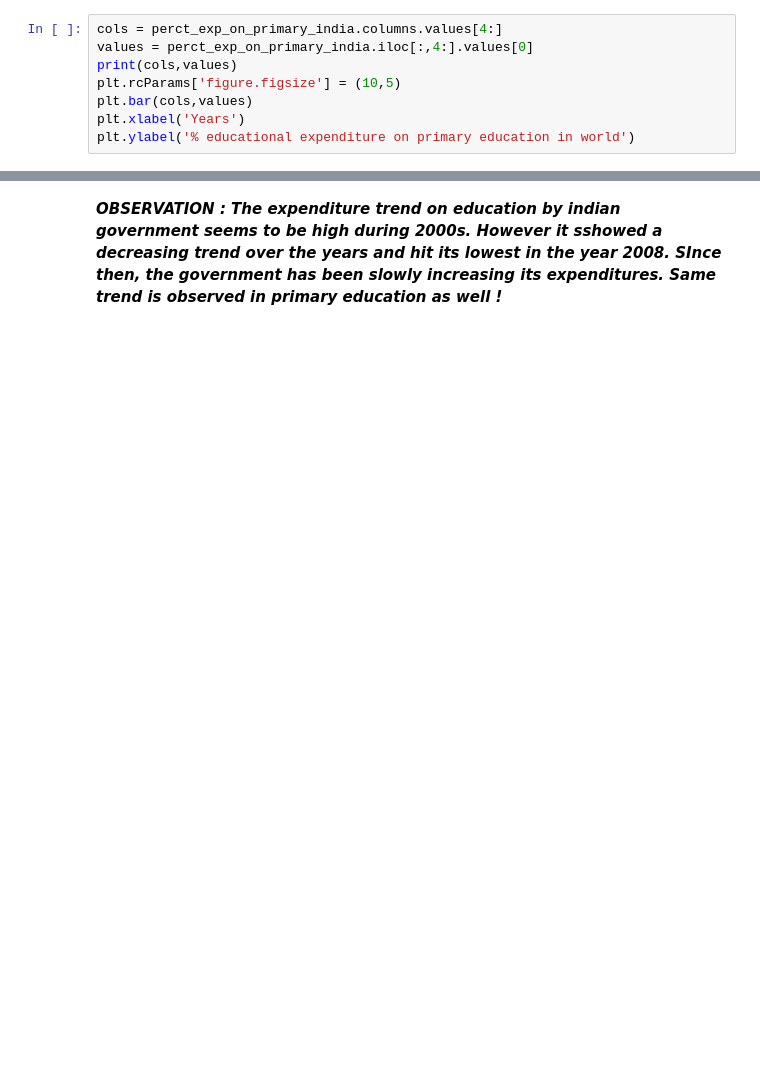
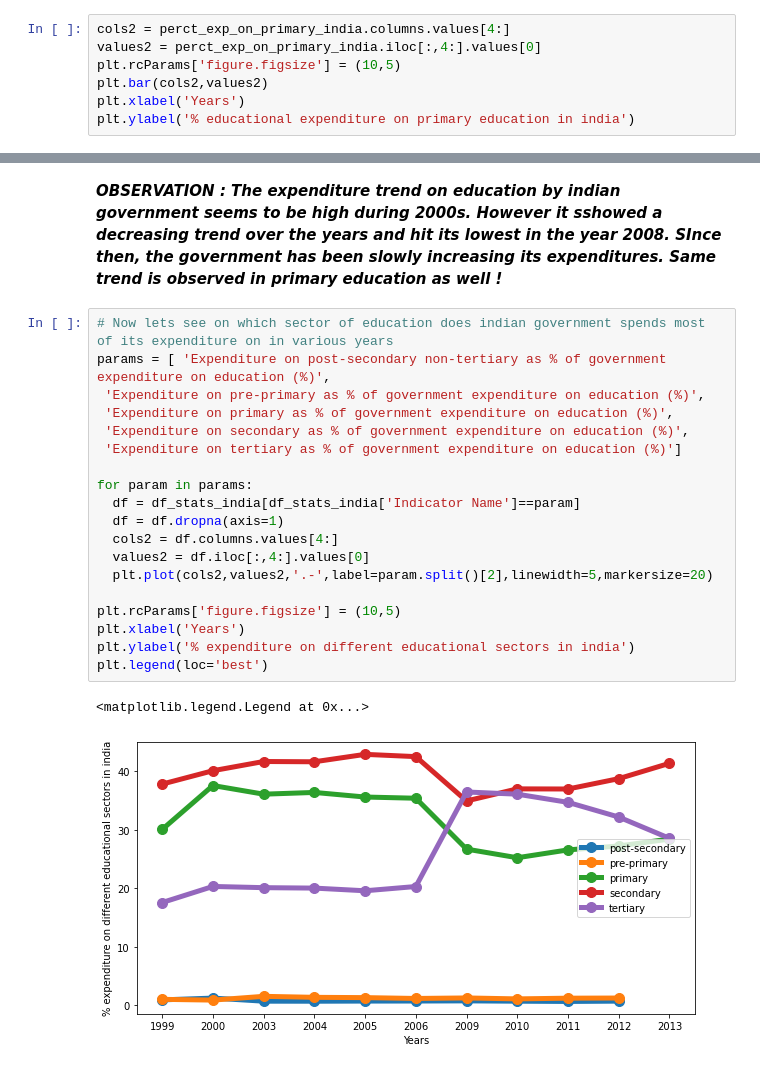
Before and after one commit to SmrutiRanjan27/worldbank-global-education-analysis, a Jupyter notebook: Smruti_Ranjan_WorldBank_Global_Education_Analysis.ipynb, the cells around one changed output, grey strips where cells are left out. Drawn from its saved outputs; the diff is of its cells as text; blank space fills up the shorter version.

```diff
--- a/Smruti_Ranjan_WorldBank_Global_Education_Analysis.ipynb
+++ b/Smruti_Ranjan_WorldBank_Global_Education_Analysis.ipynb
@@ -542,11 +537,10 @@ perct_exp_on_primary_india = df_stats_india[df_stats_india['Indicator Name']==pa
 # %%
 perct_exp_on_primary_india = perct_exp_on_primary_india.dropna(axis=1)
 # %%
-cols = perct_exp_on_primary_india.columns.values[4:]
-values = perct_exp_on_primary_india.iloc[:,4:].values[0]
-print(cols,values)
+cols2 = perct_exp_on_primary_india.columns.values[4:]
+values2 = perct_exp_on_primary_india.iloc[:,4:].values[0]
 plt.rcParams['figure.figsize'] = (10,5)
-plt.bar(cols,values)
+plt.bar(cols2,values2)
 plt.xlabel('Years')
-plt.ylabel('% educational expenditure on primary education in world')
+plt.ylabel('% educational expenditure on primary education in india')
 # %% [output]
@@ -557,3 +548,25 @@ Text(0, 0.5, '% educational expenditure on primary education in world')
 [figure]
 # %% [markdown]
 ***OBSERVATION : The expenditure trend on education by indian government seems to be high during 2000s. However it sshowed a decreasing trend over the years and hit its lowest in the year 2008. SInce then, the government has been slowly increasing its expenditures. Same trend is observed in primary education as well !***
+# %%
+# Now lets see on which sector of education does indian government spends most of its expenditure on in various years
+params = [ 'Expenditure on post-secondary non-tertiary as % of government expenditure on education (%)',
+ 'Expenditure on pre-primary as % of government expenditure on education (%)',
+ 'Expenditure on primary as % of government expenditure on education (%)',
+ 'Expenditure on secondary as % of government expenditure on education (%)',
+ 'Expenditure on tertiary as % of government expenditure on education (%)']
+
+for param in params:
+  df = df_stats_india[df_stats_india['Indicator Name']==param]
+  df = df.dropna(axis=1)
+  cols2 = df.columns.values[4:]
+  values2 = df.iloc[:,4:].values[0]
+  plt.plot(cols2,values2,'.-',label=param.split()[2],linewidth=5,markersize=20)
+
+plt.rcParams['figure.figsize'] = (10,5)
+plt.xlabel('Years')
+plt.ylabel('% expenditure on different educational sectors in india')
+plt.legend(loc='best')
+# %% [output]
+<matplotlib.legend.Legend at 0x...>
+[figure, added]
```
Also changed, not shown: parts of 23 cells of this notebook.
